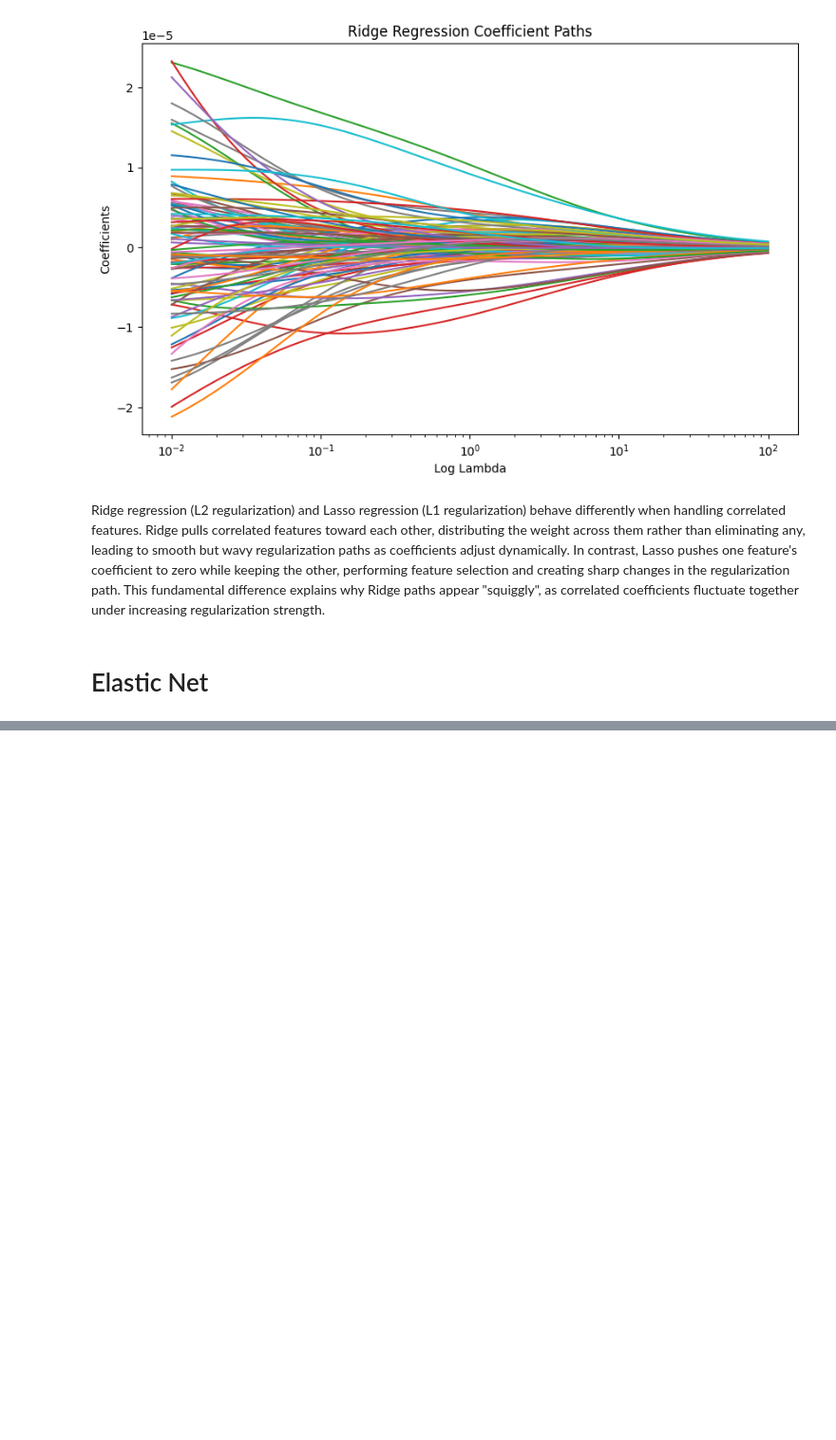
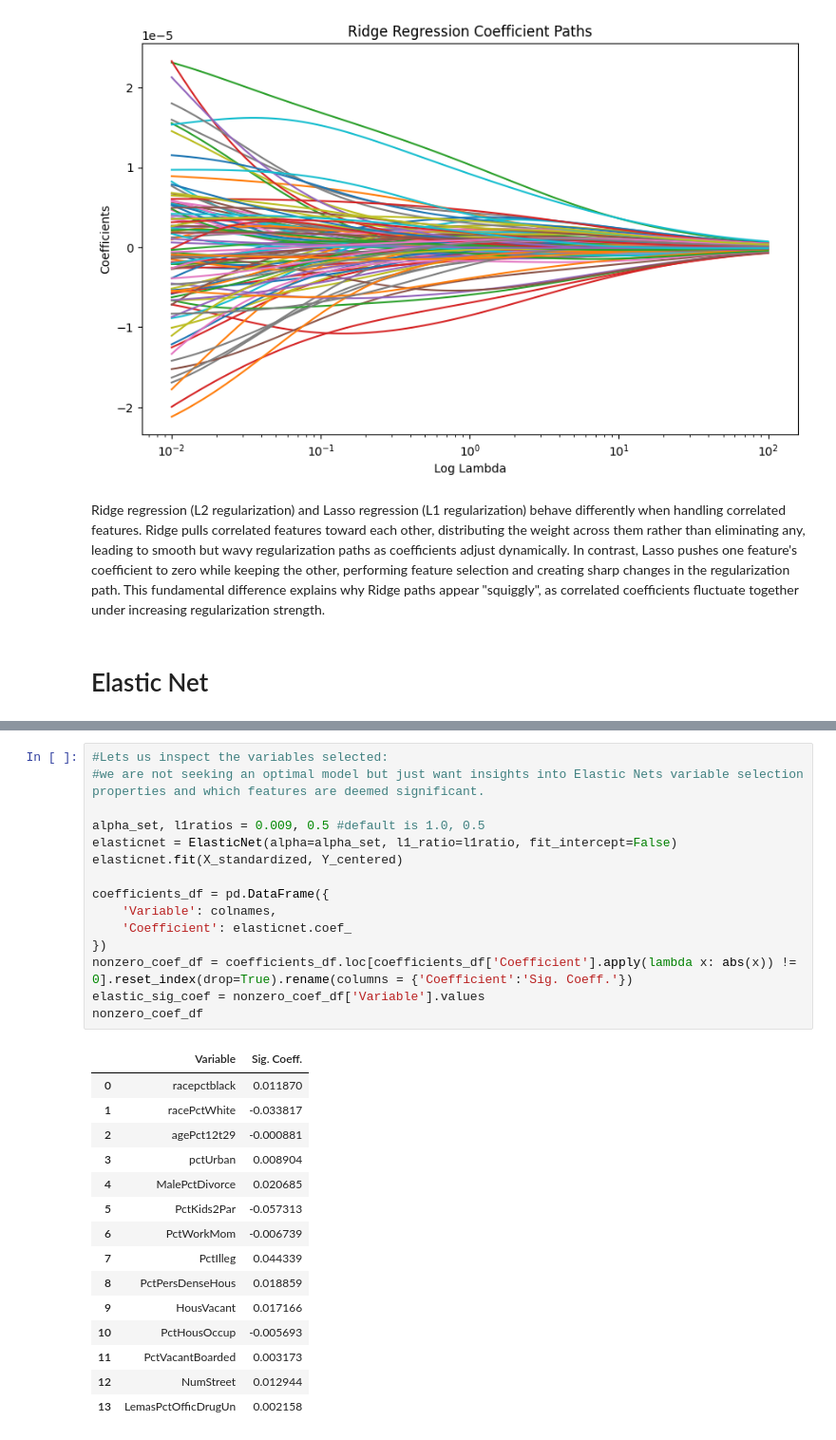
Before and after one commit to dimitris-markopoulos/CrimePredictor-ML, a Jupyter notebook: 2_ElasticNet.ipynb, the cells around one changed output, grey strips where cells are left out. Shown at 95% size. Cells and saved outputs as stored; diff of their text form; blank space fills up the shorter version.

```diff
--- a/2_ElasticNet.ipynb
+++ b/2_ElasticNet.ipynb
@@ -217,0 +268,31 @@ Ridge regression (L2 regularization) and Lasso regression (L1 regularization) be
+# %%
+#Lets us inspect the variables selected:
+#we are not seeking an optimal model but just want insights into Elastic Nets variable selection properties and which features are deemed significant.
+
+alpha_set, l1ratios = 0.009, 0.5 #default is 1.0, 0.5
+elasticnet = ElasticNet(alpha=alpha_set, l1_ratio=l1ratio, fit_intercept=False)
+elasticnet.fit(X_standardized, Y_centered)
+
+coefficients_df = pd.DataFrame({
+    'Variable': colnames,
+    'Coefficient': elasticnet.coef_
+})
+nonzero_coef_df = coefficients_df.loc[coefficients_df['Coefficient'].apply(lambda x: abs(x)) != 0].reset_index(drop=True).rename(columns = {'Coefficient':'Sig. Coeff.'})
+elastic_sig_coef = nonzero_coef_df['Variable'].values
+nonzero_coef_df
+# %% [output]
+|  | Variable | Sig. Coeff. |
+| 0 | racepctblack | 0.011870 |
+| 1 | racePctWhite | -0.033817 |
+| 2 | agePct12t29 | -0.000881 |
+| 3 | pctUrban | 0.008904 |
+| 4 | MalePctDivorce | 0.020685 |
+| 5 | PctKids2Par | -0.057313 |
+| 6 | PctWorkMom | -0.006739 |
+| 7 | PctIlleg | 0.044339 |
+| 8 | PctPersDenseHous | 0.018859 |
+| 9 | HousVacant | 0.017166 |
+| 10 | PctHousOccup | -0.005693 |
+| 11 | PctVacantBoarded | 0.003173 |
+| 12 | NumStreet | 0.012944 |
+| 13 | LemasPctOfficDrugUn | 0.002158 |
```
Also changed, not shown: parts of 10 cells of this notebook.
